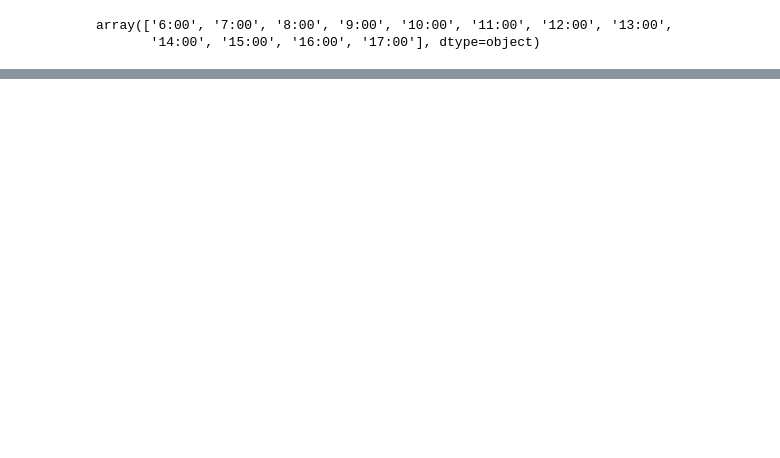
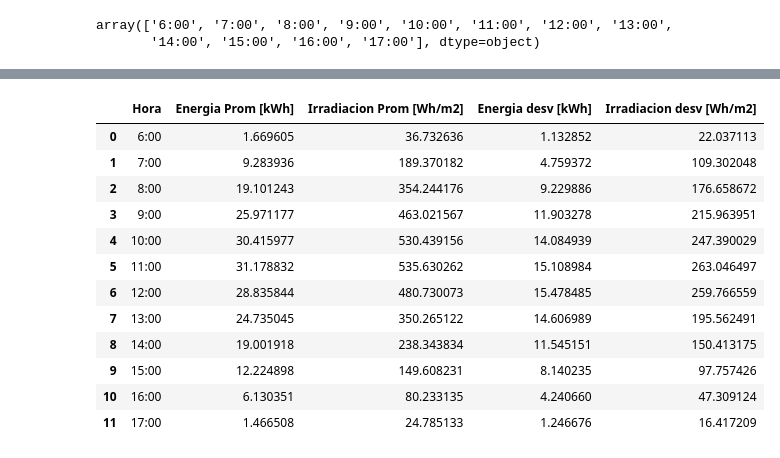
Before and after one commit to only-Robin/Proyecto-Electronica, a Jupyter notebook: DATOS SOLAR/Pre procesados/Clasificación de datos.ipynb, the cells around one changed output, grey strips where cells are left out. Cells and saved outputs as stored; diff of their text form; code cells hidden in the pictures; blank space fills up the shorter version.

```diff
--- a/DATOS SOLAR/Pre procesados/Clasificación de datos.ipynb
+++ b/DATOS SOLAR/Pre procesados/Clasificación de datos.ipynb
@@ -179,0 +164,18 @@ plt.scatter(range(len(dataFrame[dataFrame['Hora']=='10:00'])),dataFrame[dataFram
+# %%
+promedios = pd.read_csv('Estadisticas por hora.csv')
+promedios.drop('Unnamed: 0',axis = 1,inplace = True)
+promedios
+# %% [output]
+|  | Hora | Energia Prom [kWh] | Irradiacion Prom [Wh/m2] | Energia desv [kWh] | Irradiacion desv [Wh/m2] |
+| 0 | 6:00 | 1.669605 | 36.732636 | 1.132852 | 22.037113 |
+| 1 | 7:00 | 9.283936 | 189.370182 | 4.759372 | 109.302048 |
+| 2 | 8:00 | 19.101243 | 354.244176 | 9.229886 | 176.658672 |
+| 3 | 9:00 | 25.971177 | 463.021567 | 11.903278 | 215.963951 |
+| 4 | 10:00 | 30.415977 | 530.439156 | 14.084939 | 247.390029 |
+| 5 | 11:00 | 31.178832 | 535.630262 | 15.108984 | 263.046497 |
+| 6 | 12:00 | 28.835844 | 480.730073 | 15.478485 | 259.766559 |
+| 7 | 13:00 | 24.735045 | 350.265122 | 14.606989 | 195.562491 |
+| 8 | 14:00 | 19.001918 | 238.343834 | 11.545151 | 150.413175 |
+| 9 | 15:00 | 12.224898 | 149.608231 | 8.140235 | 97.757426 |
+| 10 | 16:00 | 6.130351 | 80.233135 | 4.240660 | 47.309124 |
+| 11 | 17:00 | 1.466508 | 24.785133 | 1.246676 | 16.417209 |
```
Also changed, not shown: parts of 18 cells of this notebook, 3 other files.
